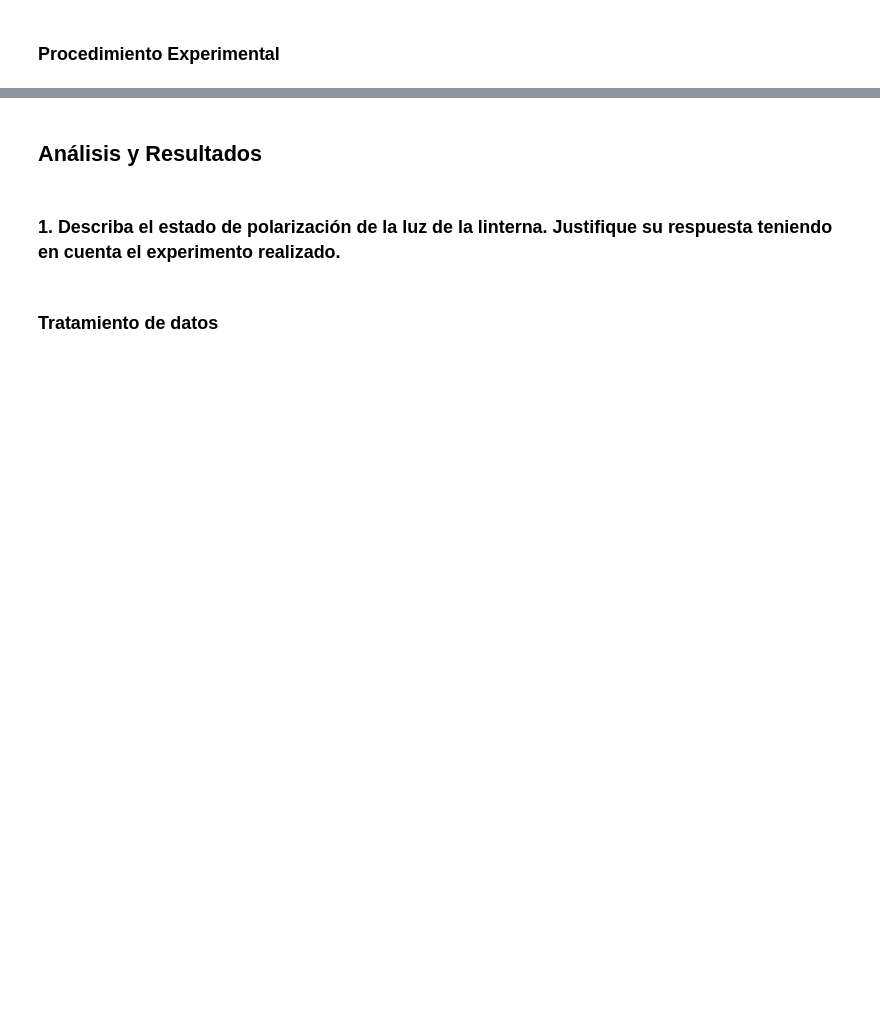
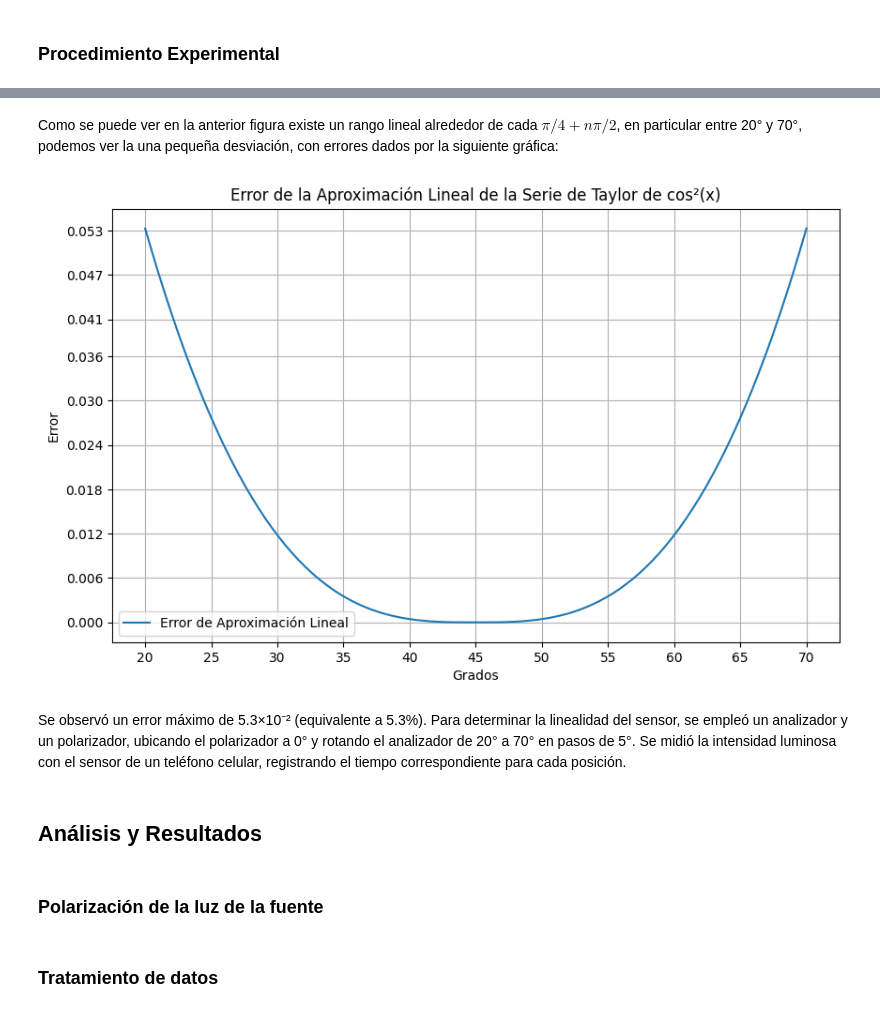
Before and after one commit to PinzonHarker/2024-II_Mediciones_Opticas, a Jupyter notebook: Exp5b_Ley_De_Malus/Exp5b_ley_de_malus.ipynb, the cells around one changed output, grey strips where cells are left out. Saved outputs shown, nothing was run; the diff lists cells and outputs as text; code cells hidden in the pictures; blank space fills up the shorter version.

```diff
--- a/Exp5b_Ley_De_Malus/Exp5b_ley_de_malus.ipynb
+++ b/Exp5b_Ley_De_Malus/Exp5b_ley_de_malus.ipynb
@@ -95,7 +187,39 @@ Para determinar el tipo de fuente de luz, se empleó únicamente el analizador,
+# %% [markdown]
+Como se puede ver en la anterior figura existe un rango lineal alrededor de cada $\pi/4 + n\pi/2$, en particular entre 20° y 70°, podemos ver la una pequeña desviación, con errores dados por la siguiente gráfica:
+# %%
+# Definir la función original y la aproximación lineal
+def cos2(x):
+    return np.cos(x)**2
+
+def taylor_approx(x):
+    return 0.5 - (x - np.pi/4)
+
+# Convertir grados a radianes
+degrees = np.linspace(20, 70, 100)
+radians = np.radians(degrees)
+
+# Calcular el error
+error = np.abs(cos2(radians) - taylor_approx(radians))
+
+# Graficar el error
+plt.figure(figsize=(10, 6))
+plt.plot(degrees, error, label='Error de Aproximación Lineal')
+plt.xlabel('Grados')
+plt.ylabel('Error')
+plt.xticks(np.arange(20, 71, 5))
+plt.yticks(np.round(np.linspace(0, max(error), 10), 3))
+plt.title('Error de la Aproximación Lineal de la Serie de Taylor de cos²(x)')
+plt.grid(True)
+plt.legend()
+plt.show()
+# %% [output]
+[figure, added]
+# %% [markdown]
+Se observó un error máximo de 5.3×10⁻² (equivalente a 5.3%). Para determinar la linealidad del sensor, se empleó un analizador y un polarizador, ubicando el polarizador a 0° y rotando el analizador de 20° a 70° en pasos de 5°. Se midió la intensidad luminosa con el sensor de un teléfono celular, registrando el tiempo correspondiente para cada posición.
 # %% [markdown]
 ## Análisis y Resultados
-# %% [markdown]
-### 1. Describa el estado de polarización de la luz de la linterna. Justifique su respuesta teniendo en cuenta el experimento realizado.
+# %% [markdown]
+### Polarización de la luz de la fuente
 # %% [markdown]
 ### Tratamiento de datos
 # %% [markdown]
```
Also changed, not shown: parts of 10 cells of this notebook.
